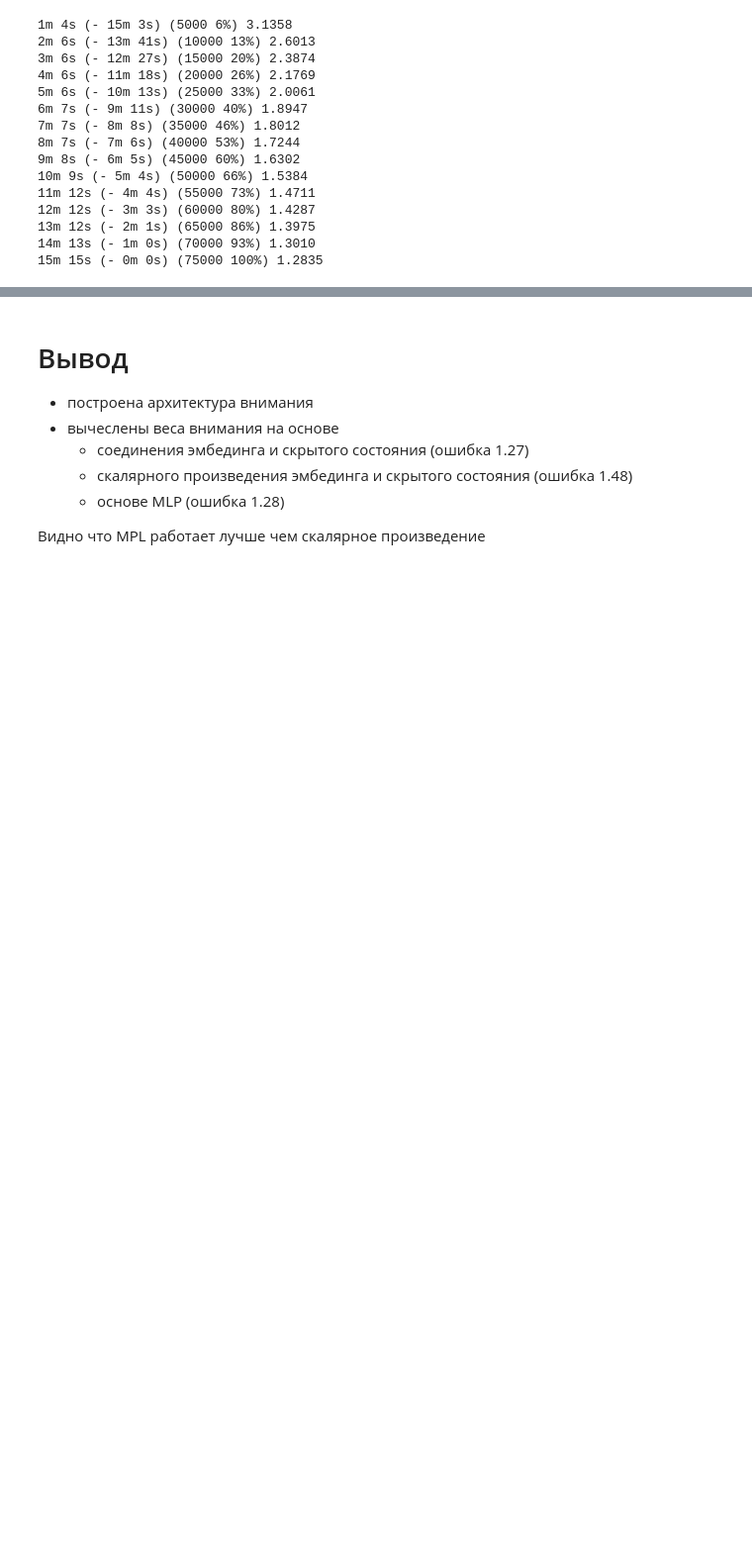
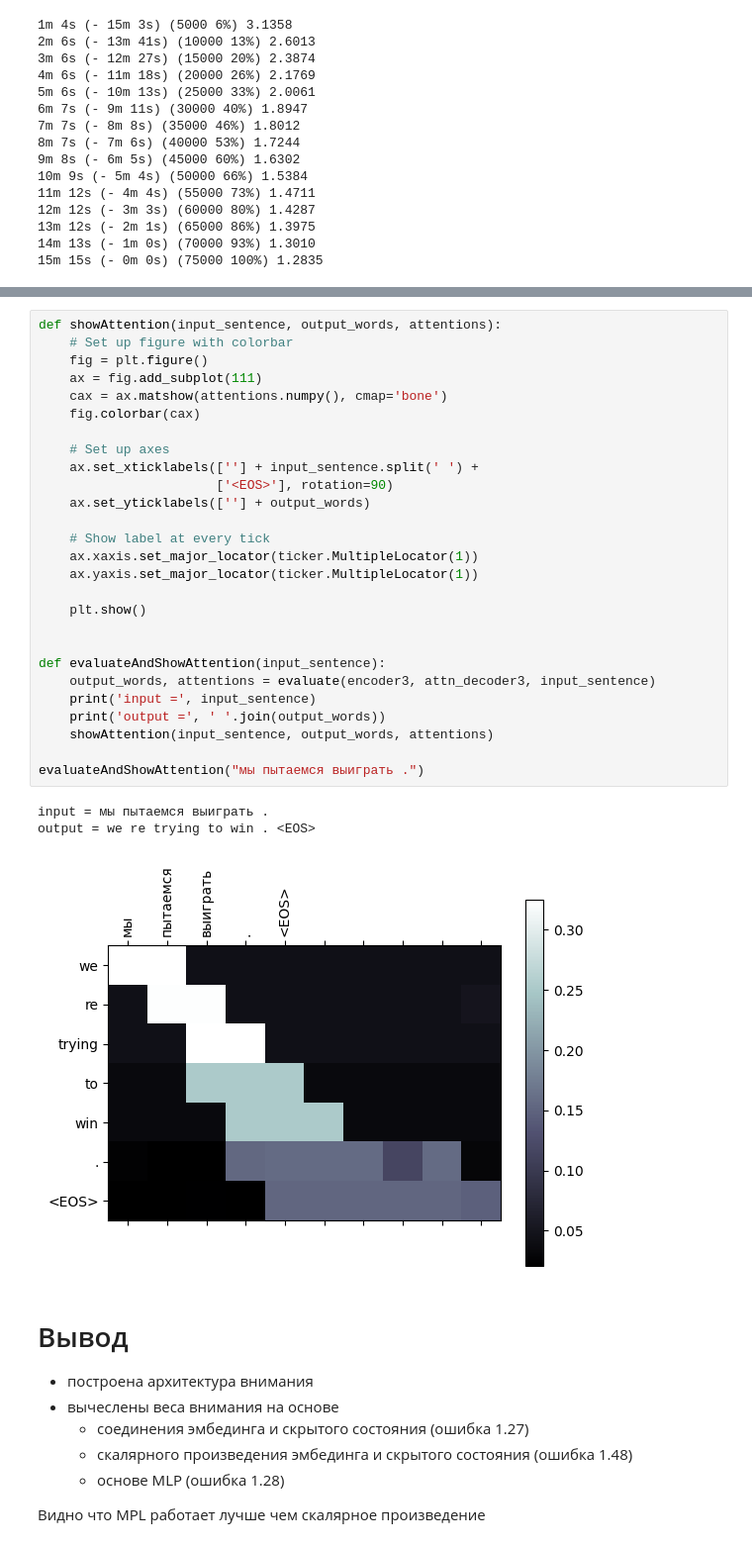
Before and after one commit to daimond025/netology_DL, a Jupyter notebook: transformers/homeWork.ipynb, the cells around one changed output, grey strips where cells are left out. Shown: that part at 99% size. Cells and saved outputs as stored; diff of their text form; blank space fills up the shorter version.

```diff
--- a/transformers/homeWork.ipynb
+++ b/transformers/homeWork.ipynb
@@ -571,3 +577,34 @@ trainIters(encoder3, attn_decoder3, 75000, print_every=5000)
+# %%
+def showAttention(input_sentence, output_words, attentions):
+    # Set up figure with colorbar
+    fig = plt.figure()
+    ax = fig.add_subplot(111)
+    cax = ax.matshow(attentions.numpy(), cmap='bone')
+    fig.colorbar(cax)
+
+    # Set up axes
+    ax.set_xticklabels([''] + input_sentence.split(' ') +
+                       ['<EOS>'], rotation=90)
+    ax.set_yticklabels([''] + output_words)
+
+    # Show label at every tick
+    ax.xaxis.set_major_locator(ticker.MultipleLocator(1))
+    ax.yaxis.set_major_locator(ticker.MultipleLocator(1))
+
+    plt.show()
+
+
+def evaluateAndShowAttention(input_sentence):
+    output_words, attentions = evaluate(encoder3, attn_decoder3, input_sentence)
+    print('input =', input_sentence)
+    print('output =', ' '.join(output_words))
+    showAttention(input_sentence, output_words, attentions)
+
+evaluateAndShowAttention("мы пытаемся выиграть .")
+# %% [output]
+input = мы пытаемся выиграть .
+output = we re trying to win . <EOS>
+[figure, added]
 # %% [markdown]
 #  Вывод
 - построена архитектура внимания
```
Also changed, not shown: parts of 1 cell of this notebook, 11 other files.
